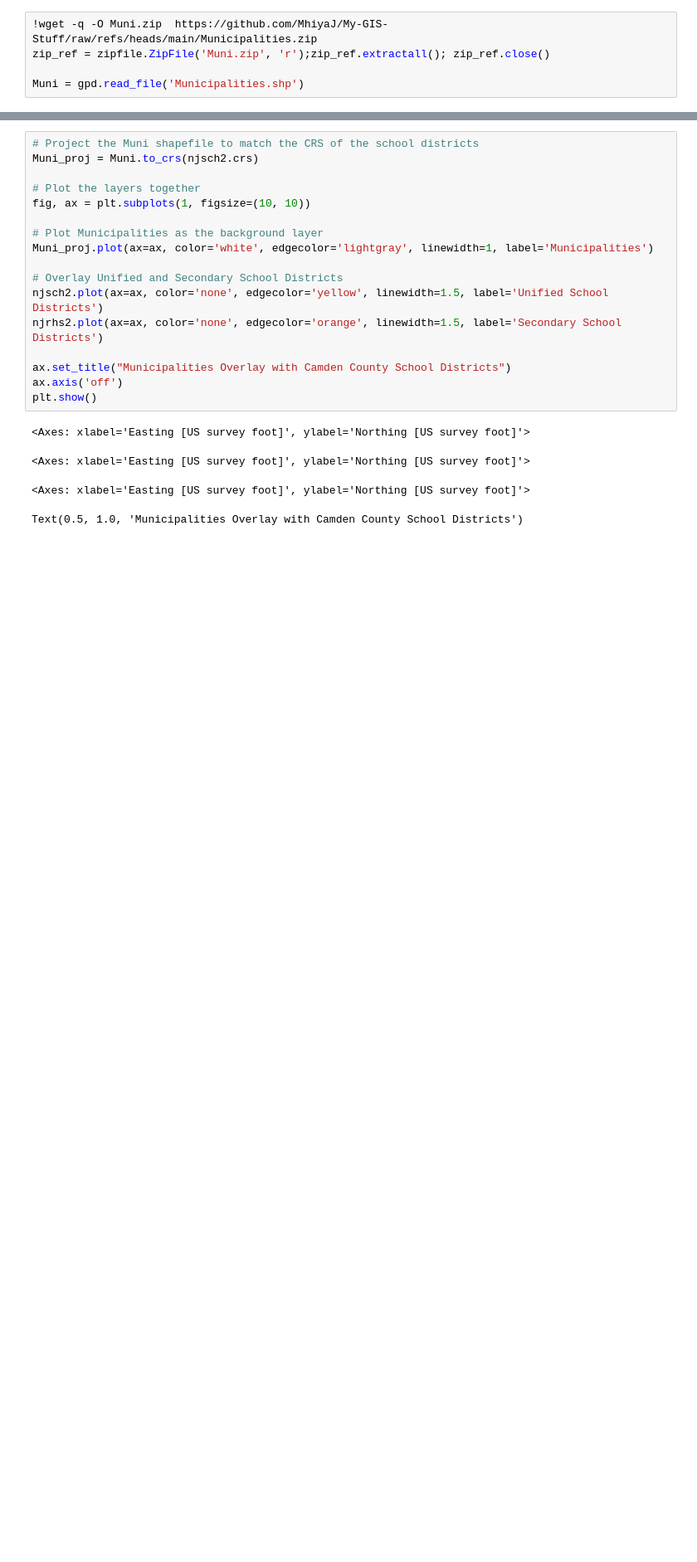
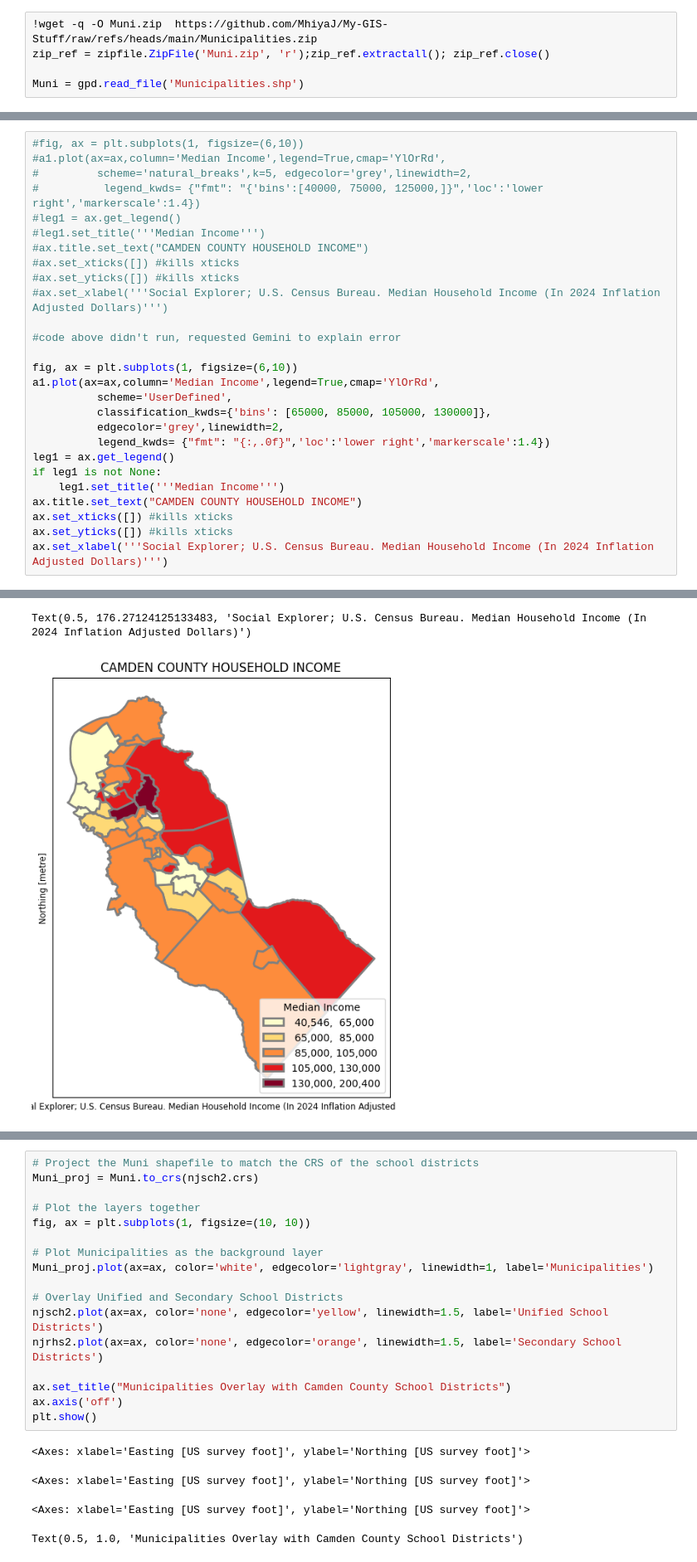
Before and after one commit to MhiyaJ/My-GIS-Stuff, a Jupyter notebook: CCHSDistrict_(PS3).ipynb, the cells around one changed output, grey strips where cells are left out. Shown at 83% size. Saved outputs shown, nothing was run; the diff lists cells and outputs as text; blank space fills up the shorter version.

```diff
--- a/CCHSDistrict_(PS3).ipynb
+++ b/CCHSDistrict_(PS3).ipynb
@@ -167,0 +318,28 @@ Muni = gpd.read_file('Municipalities.shp')
+# %%
+#fig, ax = plt.subplots(1, figsize=(6,10))
+#a1.plot(ax=ax,column='Median Income',legend=True,cmap='YlOrRd',
+#         scheme='natural_breaks',k=5, edgecolor='grey',linewidth=2,
+#          legend_kwds= {"fmt": "{'bins':[40000, 75000, 125000,]}",'loc':'lower right','markerscale':1.4})
+#leg1 = ax.get_legend()
+#leg1.set_title('''Median Income''')
+#ax.title.set_text("CAMDEN COUNTY HOUSEHOLD INCOME")
+#ax.set_xticks([]) #kills xticks
+#ax.set_yticks([]) #kills xticks
+#ax.set_xlabel('''Social Explorer; U.S. Census Bureau. Median Household Income (In 2024 Inflation Adjusted Dollars)''')
+
+#code above didn't run, requested Gemini to explain error
+
+fig, ax = plt.subplots(1, figsize=(6,10))
+a1.plot(ax=ax,column='Median Income',legend=True,cmap='YlOrRd',
+          scheme='UserDefined',
+          classification_kwds={'bins': [65000, 85000, 105000, 130000]},
+          edgecolor='grey',linewidth=2,
+          legend_kwds= {"fmt": "{:,.0f}",'loc':'lower right','markerscale':1.4})
+leg1 = ax.get_legend()
+if leg1 is not None:
+    leg1.set_title('''Median Income''')
+ax.title.set_text("CAMDEN COUNTY HOUSEHOLD INCOME")
+ax.set_xticks([]) #kills xticks
+ax.set_yticks([]) #kills xticks
+ax.set_xlabel('''Social Explorer; U.S. Census Bureau. Median Household Income (In 2024 Inflation Adjusted Dollars)''')
+# %% [output]
@@ -167,0 +349,2 @@ Muni = gpd.read_file('Municipalities.shp')
+Text(0.5, 176.27124125133483, 'Social Explorer; U.S. Census Bureau. Median Household Income (In 2024 Inflation Adjusted Dollars)')
+[figure, added]
```
Also changed, not shown: parts of 22 cells of this notebook.
